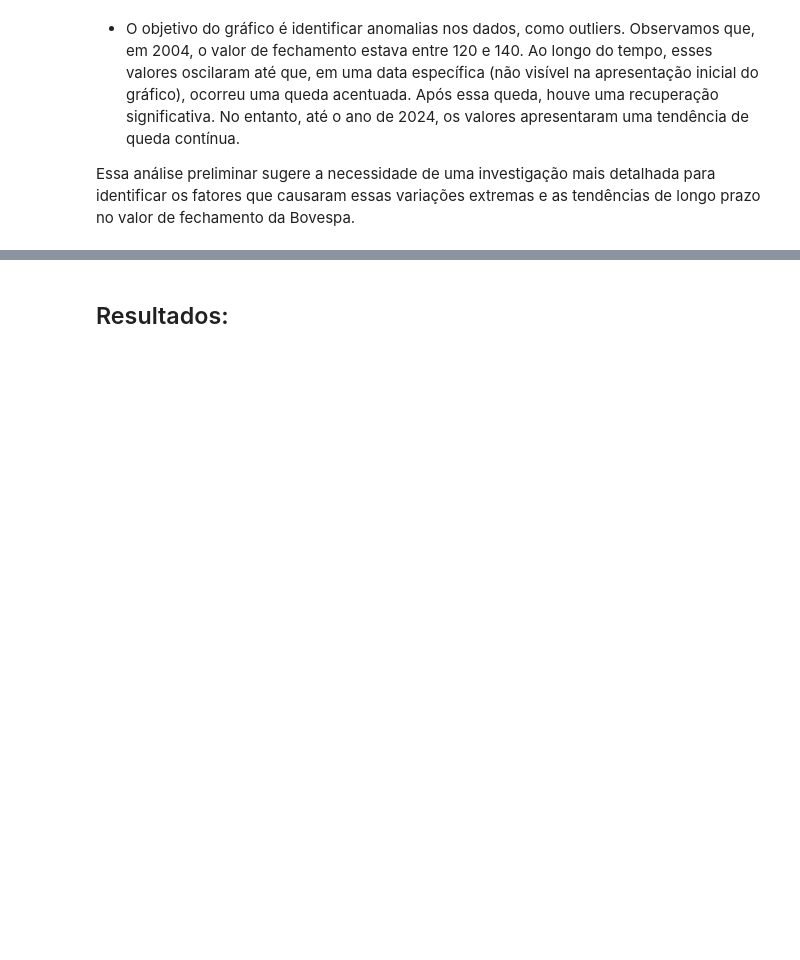
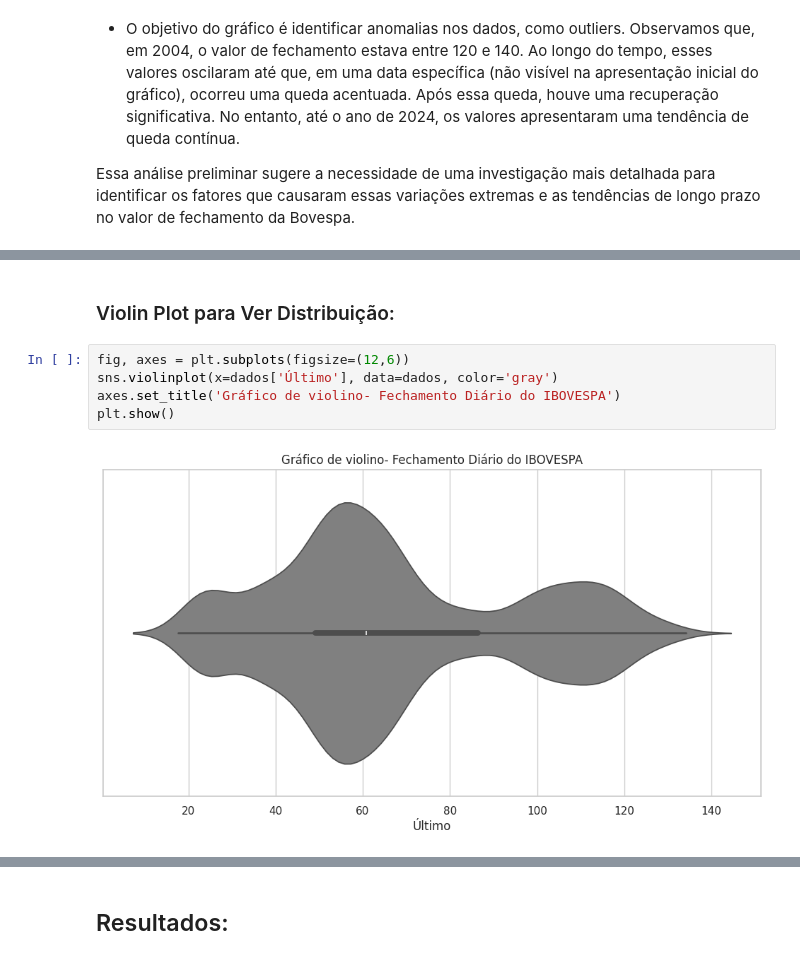
Before and after one commit to Tamireees/Tech_Challenge_Fase02, a Jupyter notebook: Tech_Challenge_Fase02.ipynb, the cells around one changed output, grey strips where cells are left out. Saved outputs shown, nothing was run; the diff lists cells and outputs as text; blank space fills up the shorter version.

```diff
--- a/Tech_Challenge_Fase02.ipynb
+++ b/Tech_Challenge_Fase02.ipynb
@@ -170,0 +175,9 @@ Essa análise preliminar sugere a necessidade de uma investigação mais detalha
+# %% [markdown]
+### Violin Plot para Ver Distribuição:
+# %%
+fig, axes = plt.subplots(figsize=(12,6))
+sns.violinplot(x=dados['Último'], data=dados, color='gray')
+axes.set_title('Gráfico de violino- Fechamento Diário do IBOVESPA')
+plt.show()
+# %% [output]
+[figure, added]
```
Also changed, not shown: parts of 57 cells of this notebook.
